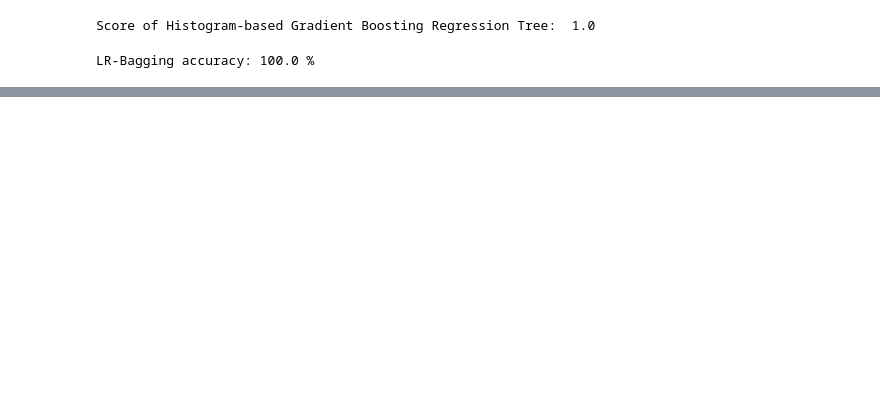
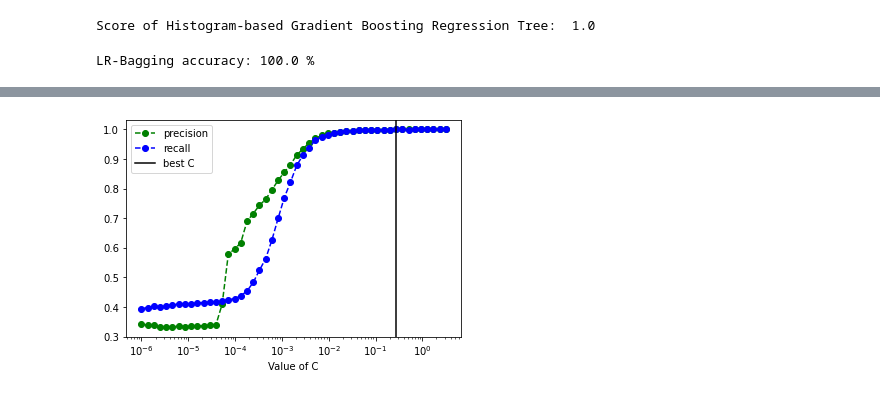
Before and after one commit to AlexCasamitjana/Predicting-Profitable-Customer-Segments, a Jupyter notebook: Notebook_1568143.ipynb, the cells around one changed output, grey strips where cells are left out. Drawn from its saved outputs; the diff is of its cells as text; code cells hidden in the pictures; blank space fills up the shorter version.

```diff
--- a/Notebook_1568143.ipynb
+++ b/Notebook_1568143.ipynb
@@ -291,7 +291,7 @@ for est in [1,2,5,10]:
 # %%
 x_t, x_v, y_t, y_v = train_test_split(pca_variables, y, train_size=0.7)
 # %%
-logireg = LogisticRegression(C=2, fit_intercept=True, penalty='l2', tol=0.001)
+logireg = LogisticRegression(C=2.0, fit_intercept=True, penalty='l2', tol=0.001)
 logireg.fit(x_t, y_t)
 print ("Correct classification Logistic ", 0.7*100, "% of the data: ", logireg.score(x_v, y_v))
 print(metrics.classification_report(y_v, logireg.predict(x_v)))
@@ -439,0 +385,15 @@ Error mnimized: 0.0 at Trees = 5 with accuracy: 100.0
+# %%
+# plot to visualize ideal C
+
+fig = plt.figure()
+plt.plot(cs, mean_score[0], "o--", label="precision", color="green")
+plt.plot(cs, mean_score[1], "o--", label="recall", color="blue")
+plt.xscale("log")
+plt.axis('tight')
+plt.xlabel('Value of C')
+plt.axvline(x=best_score[1], color='black', label='best C')
+
+plt.legend()
+plt.show()
+# %% [output]
+[figure, added]
```
Also changed, not shown: parts of 36 cells of this notebook, 1 other file.
